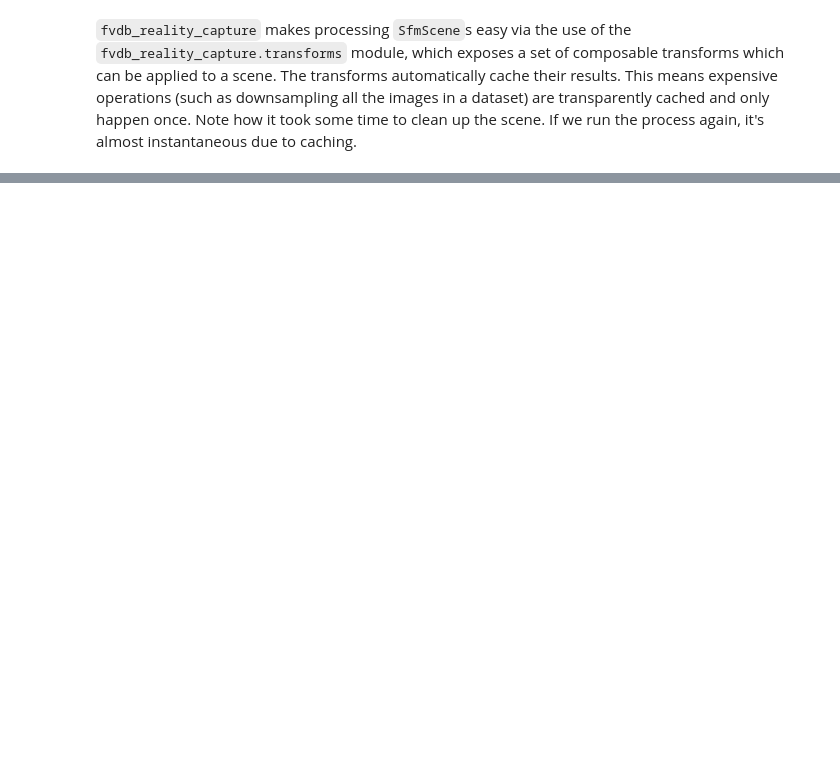
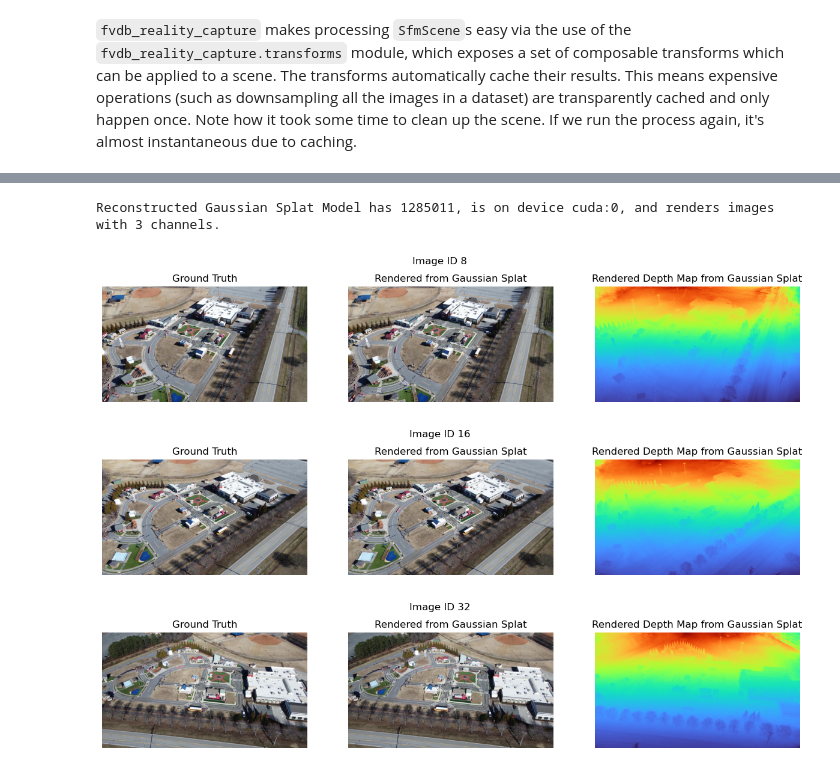
Before and after one commit to diz-vara/fvdb-reality-capture, a Jupyter notebook: notebooks/training.ipynb, the cells around one changed output, grey strips where cells are left out. Cells and saved outputs as stored; diff of their text form; code cells hidden in the pictures; blank space fills up the shorter version.

```diff
--- a/notebooks/training.ipynb
+++ b/notebooks/training.ipynb
@@ -128,5 +140,5 @@ The core tool for Gaussian Splat reconstruction is the `fvdb_reality_capture.Gau
 # See the documentation for `frc.GaussianSplatReconstruction` for details on the available options.
 # Note that this process can take a while depending on the size of your scene.
 runner = frc.GaussianSplatReconstruction.from_sfm_scene(cleaned_sfm_scene)
-model, metadata = runner.train()
+runner.train()
 # %% [output]
@@ -136,0 +155,58 @@ INFO:fvdb_reality_capture.training.scene_optimization_runner.GaussianSplatRecons
+# %%
+@torch.no_grad()
+def plot_reconstruction_results(model: fvdb.GaussianSplat3d, sfm_scene: frc.SfmScene, image_id: int):
+    # Get one of the images and its camera from the scene
+    image_meta: frc.SfmImageMetadata = sfm_scene.images[image_id]
+    camera_meta: frc.SfmCameraMetadata = image_meta.camera_metadata
+    camera_to_world_matrix = torch.from_numpy(image_meta.camera_to_world_matrix).to(device=model.device, dtype=torch.float32)
+    projection_matrix = torch.from_numpy(camera_meta.projection_matrix).to(device=model.device, dtype=torch.float32)
+    image_height, image_width = image_meta.image_size
+
+    # Read the ground truth image from disk
+    gt_image = cv2.imread(image_meta.image_path)
+    assert gt_image is not None, f"Failed to load image at {image_meta.image_path}"
+    gt_image = cv2.cvtColor(gt_image, cv2.COLOR_BGR2RGB)
+
+    # Render the image and a depth map from the Gaussian splat model
+    rendered_rgbd, alphas = model.render_images_and_depths(
+        world_to_camera_matrices=camera_to_world_matrix.inverse().unsqueeze(0).contiguous(),
+        projection_matrices=projection_matrix.unsqueeze(0),
+        image_width=image_width,
+        image_height=image_height,
+        near=0.1,
+        far=10000.0,
+    )
+    rgb = rendered_rgbd[0, ..., :3].cpu().numpy()
+    depth = (rendered_rgbd[0, ..., 3] / alphas.squeeze()).cpu().numpy()
+    rendered_image = np.clip(rgb, 0.0, 1.0)
+    rendered_image = (rendered_image * 255).astype(np.uint8)
+
+    # Plot the ground truth and rendered images side by side
+    plt.figure(figsize=(15, 3))
+    plt.suptitle(f"Image ID {image_id}")
+    plt.subplot(1, 3, 1)
+    plt.title("Ground Truth")
+    plt.axis("off")
+    plt.imshow(gt_image)
+    plt.subplot(1, 3, 2)
+    plt.title("Rendered from Gaussian Splat")
+    plt.axis("off")
+    plt.imshow(rendered_image)
+    plt.subplot(1, 3, 3)
+    plt.title("Rendered Depth Map from Gaussian Splat")
+    plt.axis("off")
+    plt.imshow(depth, cmap="turbo")
+    plt.show()
+
+model: fvdb.GaussianSplat3d = runner.model
+print(f"Reconstructed Gaussian Splat Model has {model.num_gaussians}, is on device {model.device}, and renders images with {model.num_channels} channels.")
+plot_reconstruction_results(model, cleaned_sfm_scene, image_id=8)
+plot_reconstruction_results(model, cleaned_sfm_scene, image_id=16)
+plot_reconstruction_results(model, cleaned_sfm_scene, image_id=32)
+
+model.save_ply("reconstructed_model.ply") # Save the model as a PLY file for viewing in external tools, e.g. SuperSplat
+# %% [output]
+Reconstructed Gaussian Splat Model has 1285011, is on device cuda:0, and renders images with 3 channels.
+[figure, added]
+[figure, added]
+[figure, added]
```
Also changed, not shown: parts of 19 cells of this notebook, 5 other files.
